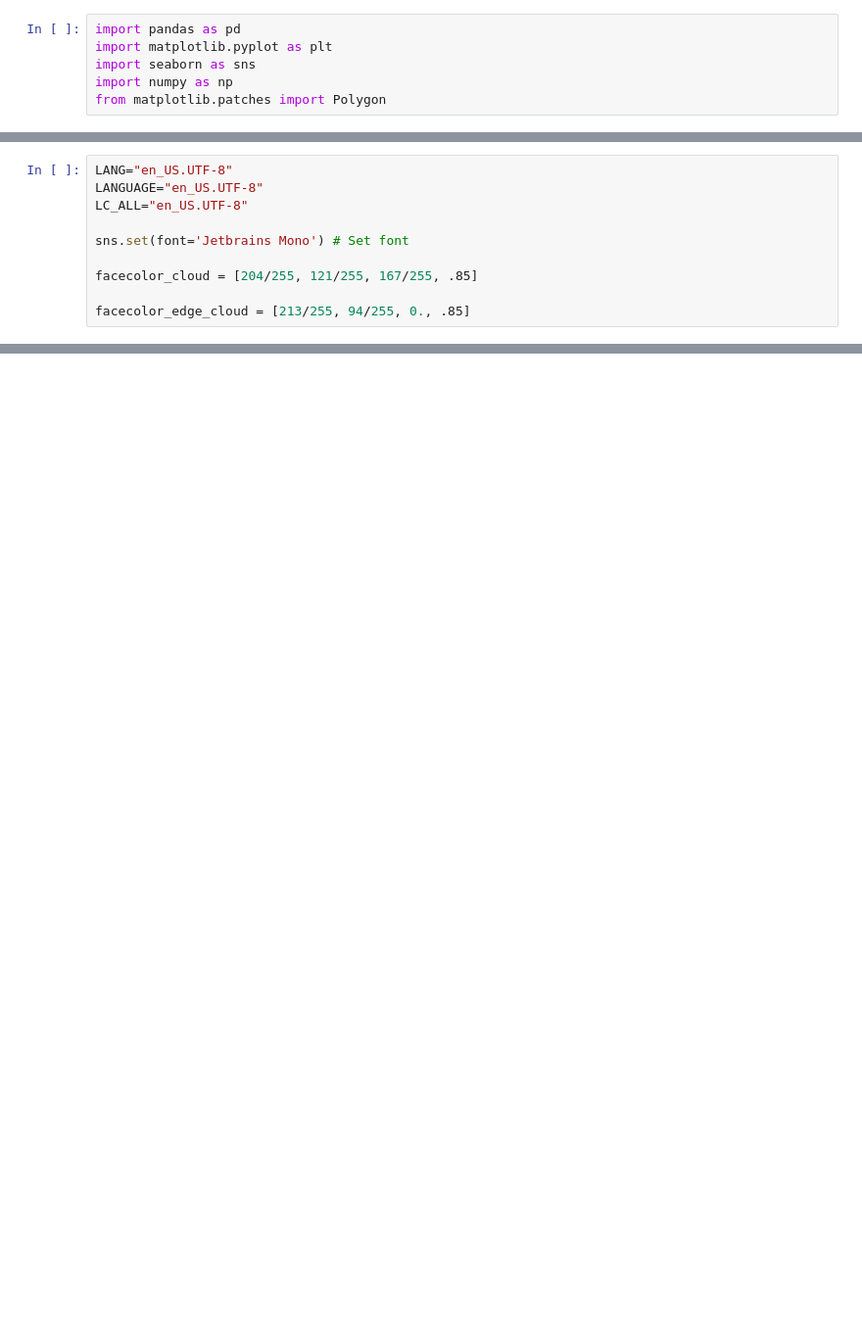
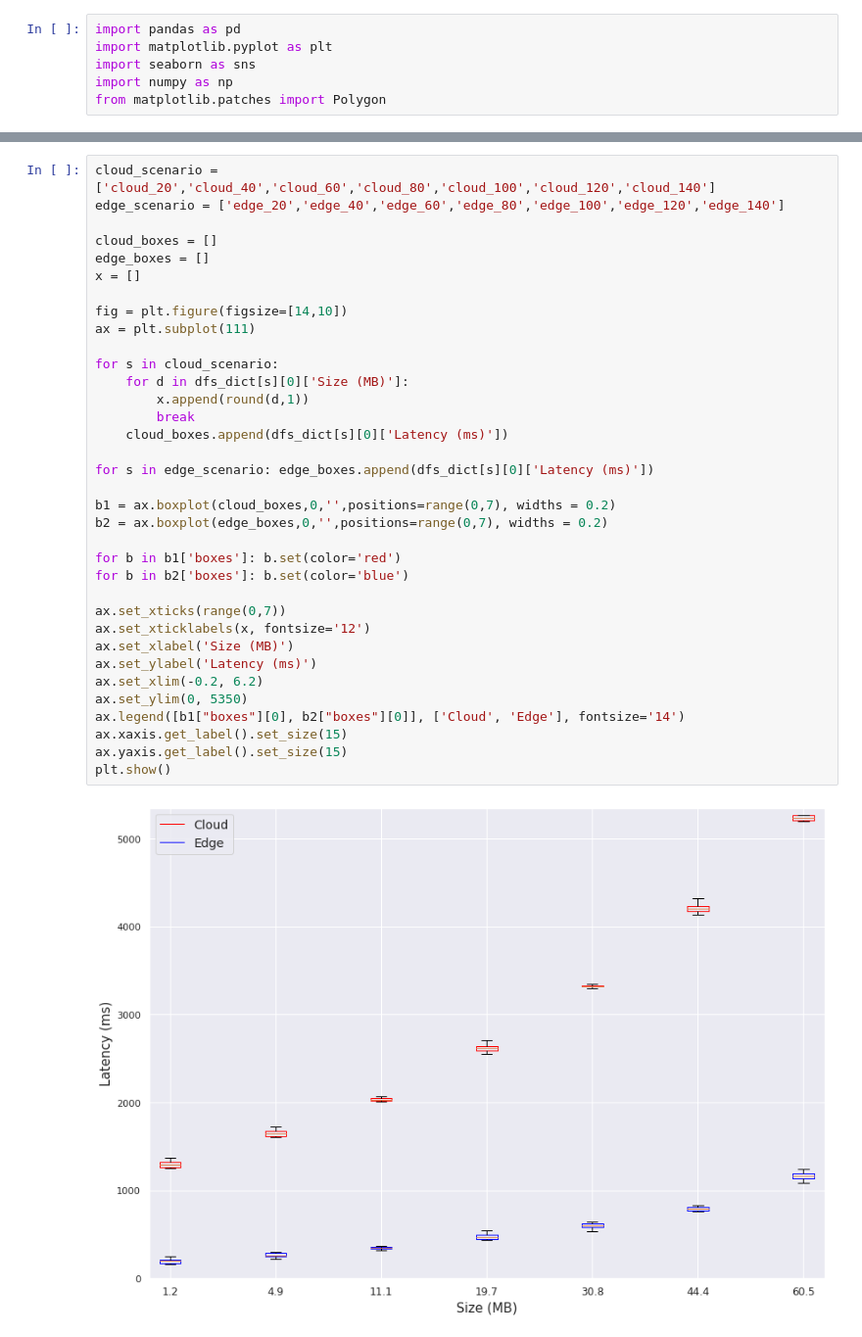
Before and after one commit to LBacchiani/birex_orchestrator, a Jupyter notebook: single_pipeline.ipynb, the cells around one changed output, grey strips where cells are left out. Shown: that part at 98% size. Cells and saved outputs as stored; diff of their text form; blank space fills up the shorter version.

```diff
--- a/single_pipeline.ipynb
+++ b/single_pipeline.ipynb
@@ -113,10 +81,0 @@ fig.savefig(f'images/{save_label}.pdf', dpi=100)
-# %%
-LANG="en_US.UTF-8"
-LANGUAGE="en_US.UTF-8"
-LC_ALL="en_US.UTF-8"
-
-sns.set(font='Jetbrains Mono') # Set font
-
-facecolor_cloud = [204/255, 121/255, 167/255, .85]
-
-facecolor_edge_cloud = [213/255, 94/255, 0., .85]
@@ -195 +84,38 @@ ax_background.legend(loc='upper right', ncol=1, frameon=True, fontsize=13.5)
+# %%
+cloud_scenario = ['cloud_20','cloud_40','cloud_60','cloud_80','cloud_100','cloud_120','cloud_140']
+edge_scenario = ['edge_20','edge_40','edge_60','edge_80','edge_100','edge_120','edge_140']
+
+cloud_boxes = []
+edge_boxes = []
+x = []
+
+fig = plt.figure(figsize=[14,10])
+ax = plt.subplot(111)
+
+for s in cloud_scenario:
+    for d in dfs_dict[s][0]['Size (MB)']:
+        x.append(round(d,1))
+        break
+    cloud_boxes.append(dfs_dict[s][0]['Latency (ms)'])
+
+for s in edge_scenario: edge_boxes.append(dfs_dict[s][0]['Latency (ms)'])
+
+b1 = ax.boxplot(cloud_boxes,0,'',positions=range(0,7), widths = 0.2)
+b2 = ax.boxplot(edge_boxes,0,'',positions=range(0,7), widths = 0.2)
+
+for b in b1['boxes']: b.set(color='red')
+for b in b2['boxes']: b.set(color='blue')
+
+ax.set_xticks(range(0,7))
+ax.set_xticklabels(x, fontsize='12')
+ax.set_xlabel('Size (MB)')
+ax.set_ylabel('Latency (ms)')
+ax.set_xlim(-0.2, 6.2)
+ax.set_ylim(0, 5350)
+ax.legend([b1["boxes"][0], b2["boxes"][0]], ['Cloud', 'Edge'], fontsize='14')
+ax.xaxis.get_label().set_size(15)
+ax.yaxis.get_label().set_size(15)
+plt.show()
+# %% [output]
+[figure, added]
 # %%
```
Also changed, not shown: parts of 13 cells of this notebook, 6 other files.
